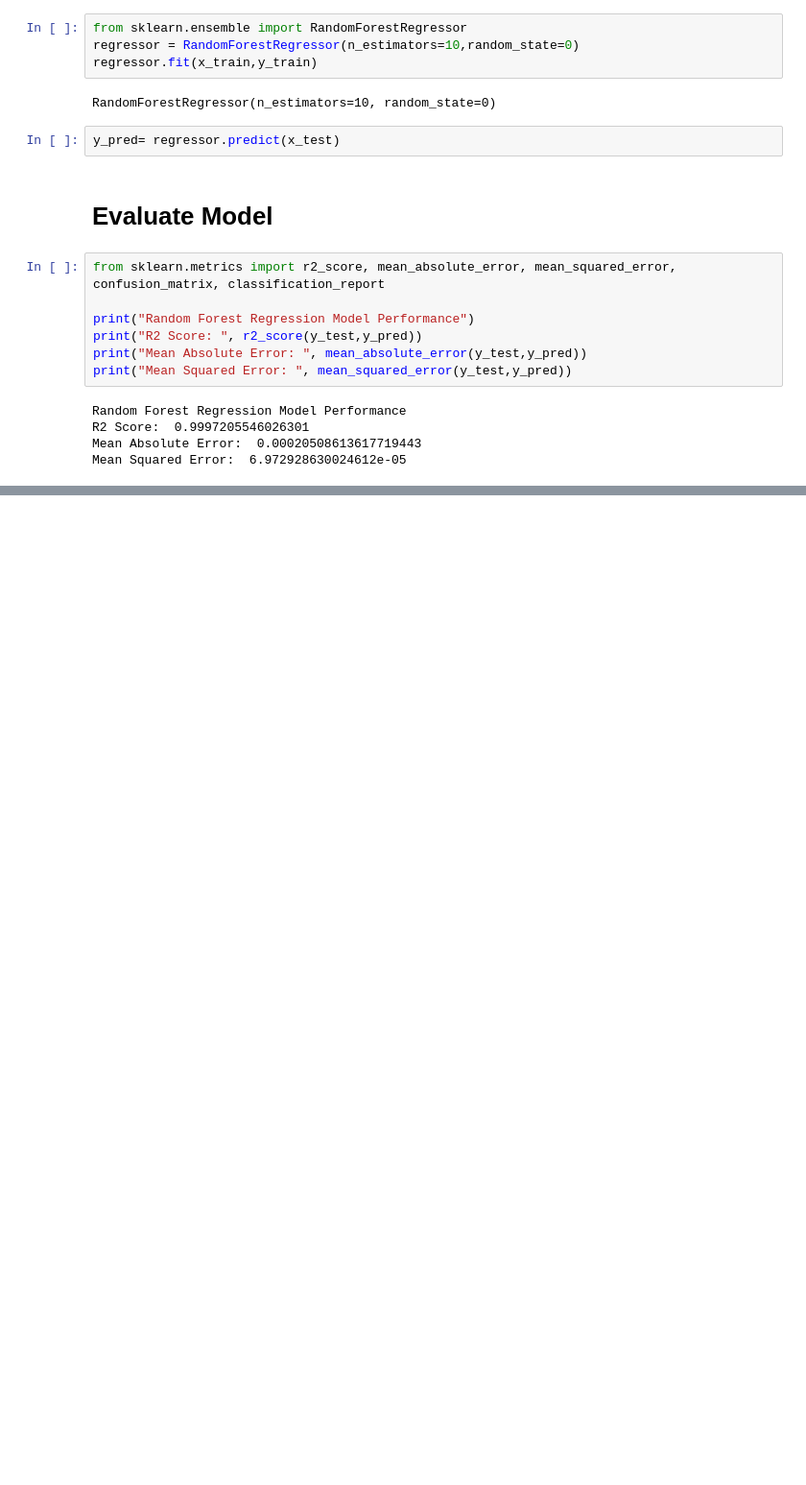
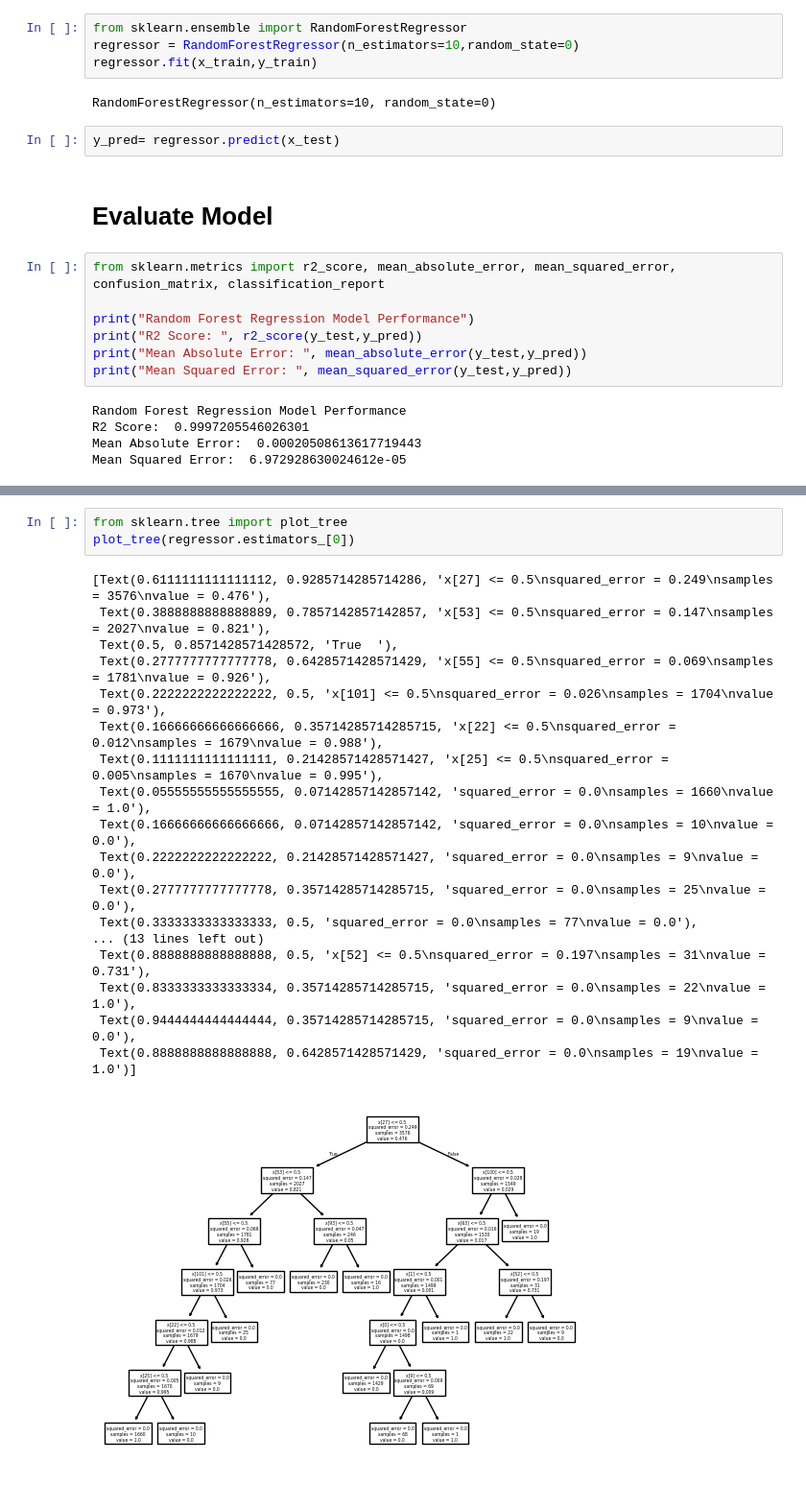
Before and after one commit to germanftv/ml-regression-tutorial, a Jupyter notebook: notebooks/7-random_forest_regression.ipynb, the cells around one changed output, grey strips where cells are left out. Shown at 96% size. Drawn from its saved outputs; the diff is of its cells as text; blank space fills up the shorter version.

```diff
--- a/notebooks/7-random_forest_regression.ipynb
+++ b/notebooks/7-random_forest_regression.ipynb
@@ -198,0 +183,22 @@ graph
+# %%
+from sklearn.tree import plot_tree
+plot_tree(regressor.estimators_[0])
+# %% [output]
+[Text(0.6111111111111112, 0.9285714285714286, 'x[27] <= 0.5\nsquared_error = 0.249\nsamples = 3576\nvalue = 0.476'),
+ Text(0.3888888888888889, 0.7857142857142857, 'x[53] <= 0.5\nsquared_error = 0.147\nsamples = 2027\nvalue = 0.821'),
+ Text(0.5, 0.8571428571428572, 'True  '),
+ Text(0.2777777777777778, 0.6428571428571429, 'x[55] <= 0.5\nsquared_error = 0.069\nsamples = 1781\nvalue = 0.926'),
+ Text(0.2222222222222222, 0.5, 'x[101] <= 0.5\nsquared_error = 0.026\nsamples = 1704\nvalue = 0.973'),
+ Text(0.16666666666666666, 0.35714285714285715, 'x[22] <= 0.5\nsquared_error = 0.012\nsamples = 1679\nvalue = 0.988'),
+ Text(0.1111111111111111, 0.21428571428571427, 'x[25] <= 0.5\nsquared_error = 0.005\nsamples = 1670\nvalue = 0.995'),
+ Text(0.05555555555555555, 0.07142857142857142, 'squared_error = 0.0\nsamples = 1660\nvalue = 1.0'),
+ Text(0.16666666666666666, 0.07142857142857142, 'squared_error = 0.0\nsamples = 10\nvalue = 0.0'),
+ Text(0.2222222222222222, 0.21428571428571427, 'squared_error = 0.0\nsamples = 9\nvalue = 0.0'),
+ Text(0.2777777777777778, 0.35714285714285715, 'squared_error = 0.0\nsamples = 25\nvalue = 0.0'),
+ Text(0.3333333333333333, 0.5, 'squared_error = 0.0\nsamples = 77\nvalue = 0.0'),
+... (13 lines left out)
+ Text(0.8888888888888888, 0.5, 'x[52] <= 0.5\nsquared_error = 0.197\nsamples = 31\nvalue = 0.731'),
+ Text(0.8333333333333334, 0.35714285714285715, 'squared_error = 0.0\nsamples = 22\nvalue = 1.0'),
+ Text(0.9444444444444444, 0.35714285714285715, 'squared_error = 0.0\nsamples = 9\nvalue = 0.0'),
+ Text(0.8888888888888888, 0.6428571428571429, 'squared_error = 0.0\nsamples = 19\nvalue = 1.0')]
+[figure, added]
```
Also changed, not shown: parts of 4 cells of this notebook, 5 other files.
